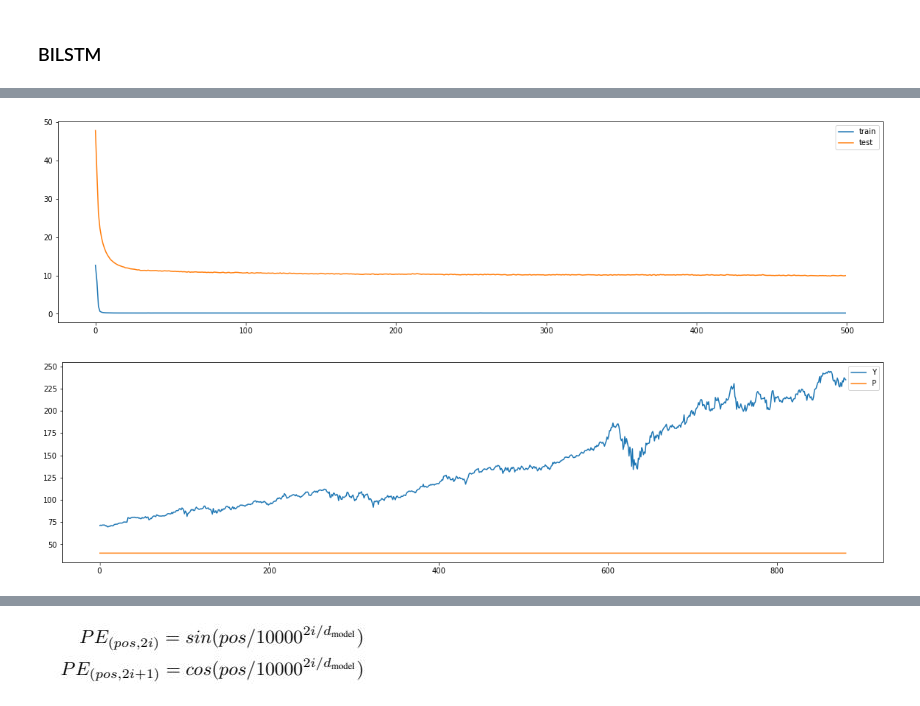
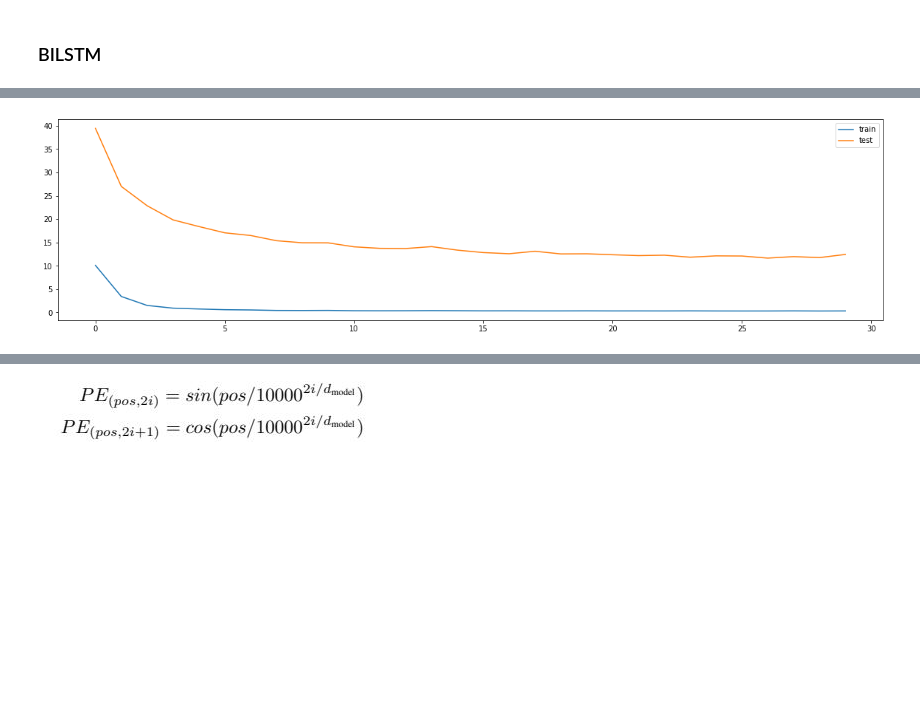
Before and after one commit to IsmailMarashi/2020-2021-Stock-Market-Forecasting-Using-Sentiment-Analysis, a Jupyter notebook: yFinance.ipynb, the cells around one changed output, grey strips where cells are left out. Saved outputs shown, nothing was run; the diff lists cells and outputs as text; code cells hidden in the pictures; blank space fills up the shorter version.

```diff
--- a/yFinance.ipynb
+++ b/yFinance.ipynb
@@ -688,0 +642,5 @@ def createTimeSeriesData(data,shifts=5,backfill=False):
+# %%
+# MSFT=loadStockData("MSFT")
+data=load("MSFT") #Load From Disk. Requires loadStockData to be run at least once for it to store an archived version
+period=10 #lookback Period
+lookAhead=10 #How many days ahead to predict
@@ -689,8 +692,7 @@ def createTimeSeriesData(data,shifts=5,backfill=False):
 # %%
 # Shuffle but within period (1D vs 2D)
 # Try training Model From all Available stocks
-dataIn=createTimeSeriesData(data[["Close"]],shifts=period,backfill=False)
-dataOut=data[["Close"]].shift(-period).dropna()
+dataIn,dataOut=createTimeSeriesData(data[["Close"]],outputColumns=["Close"],outputlengthTimeSteps=lookAhead,shifts=period)
 dataIn=(dataIn.to_numpy().reshape(dataIn.shape[0],period,-1))
 # %% [markdown]
 Split by time period
@@ -822,4 +748,15 @@ commonr[fromD:to][['good', 'bad', 'diff', 'str', 'change']].plot(xlim=(fromD,to)
 # %% [markdown]
 ## Testing Different Models Performance
+# %%
+from keras.optimizers import SGD
+tf.keras.backend.clear_session()
+Epochs = 100
+callbacks=[EarlyStopping(monitor='val_loss', min_delta=0, patience=2)]
+lr_shedule=tf.keras.callbacks.LearningRateScheduler( lambda x: 1e-8*10**(x/20))
+# %%
+def compileFit(model, TrainingX=trainx, TrainingY=trainy,ValX=vx,ValY=vy,optimizer="adam",loss="mean_squared_error", patience=3,epochs=Epochs,shuffle=True,batch_size=75):
+    model.compile(loss=loss,optimizer=optimizer,metrics=["mae"])
+    history = model.fit(TrainingX, TrainingY,shuffle=shuffle, batch_size=batch_size,validation_data=(vx,vy),epochs=epochs,callbacks=EarlyStopping(monitor='val_loss', min_delta=0, patience=patience))
+    return history
 # %% [markdown]
 ### BILSTM
@@ -828,29 +763,38 @@ lr_shedule=tf.keras.callbacks.LearningRateScheduler( lambda x: 1e-8*10**(x/20))
 # %%
-from keras.optimizers import SGD
-callbacks=[EarlyStopping(monitor='val_loss', min_delta=0, patience=100)]
-
-def BILSTM_model(inputShape, lstm=5,activation='relu',optimizer='adam',hidden=16):
+def BILSTM_model(inputShape,activation='relu',lstm=16,hidden=16):
     M = Sequential()
+    M.add(Input(shape=inputShape))
+     tf.keras.layers.Conv1D(filters=32, kernel_size=5,
+                      strides=1, padding="causal",
+                      activation="relu",
+                      input_shape=[None, 1]),
+#     model = tf.keras.models.Sequential([
+#     tf.keras.layers.Dense(10, input_shape=[window_size], activation="relu"),
+#     tf.keras.layers.Dense(10, activation="relu"),
+#     tf.keras.layers.Dense(1)
+])
+#       tf.keras.layers.Lambda(lambda x: tf.expand_dims(x, axis=-1),
+#                       input_shape=[None]),
+#           tf.keras.layers.SimpleRNN(40, return_sequences=True),
+#   tf.keras.layers.SimpleRNN(40),
+#   tf.keras.layers.Dense(1),
+#   tf.keras.layers.Lambda(lambda x: x * 100.0)
 #     M.add(LSTM(lstm,activation=tf.keras.layers.LeakyReLU(),return_sequences=True ,input_shape=inputShape))
 #     M.add(Bidirectional(LSTM(5,activation="relu",return_sequences=False ,input_shape=trainX.shape[1:])))
 #     M.add(Bidirectional(LSTM(lstm,input_shape=inputShape,return_sequences=True)))
 #     M.add(Bidirectional(LSTM(5,return_sequences=True ,input_shape=inputShape)))
 #     M.add(tf.keras.layers.LeakyReLU())
-    M.add(LSTM(lstm,input_shape=inputShape,return_sequences=False))
+    M.add(LSTM(lstm,return_sequences=True))
 #     M.add(LSTM(lstm,activation=tf.keras.layers.LeakyReLU(),return_sequences=False ,input_shape=inputShape))
     M.add(Dense(hidden, activation=activation))
-    M.add(Dense(1))
+    M.add(Dense(1,activation="relu"))
 #     M.compile(loss='mae', optimizer=SGD(lr=0.1, momentum=0.9))
-    M.compile(optimizer='adam',loss='mae')
+#     M.compile(optimizer='adam',loss='huber')
 #     M.compile(loss='mean_squared_error', optimizer='adam')
 #     model.compile(loss='mean_absolute_error', optimizer=opt, metrics=['mse'])
 #     M.compile(loss='mean_squared_logarithmic_error', optimizer=opt)
-#     M.compile(optimizer=opt,loss='mae')
     return M
-model=BILSTM_model(inputShape=tx.shape[1:],lstm=16,activation='relu',optimizer='adam',hidden=16)
-history = model.fit(tx, ty, epochs=500, shuffle=True, batch_size=75, validation_split=0.1, callbacks=callbacks)
+model=BILSTM_model(inputShape=trainx.shape[1:],activation='relu',hidden=16)
+history=compileFit(model,loss='huber',optimizer=SGD(lr=0.001, momentum=0.8),patience=3)
 plotCompare(history.history['loss'],history.history['val_loss'],["train","test"])
-predictions=model.predict(vx)
-predictions.shape
-plotCompare(vy.values,predictions,["Y","P"])
 # %% [output]
@@ -874,2 +818 @@ Epoch 500/500
-[figure, old version]
+[figure, new version]
-[figure, removed]
```
Also changed, not shown: parts of 52 cells of this notebook.
